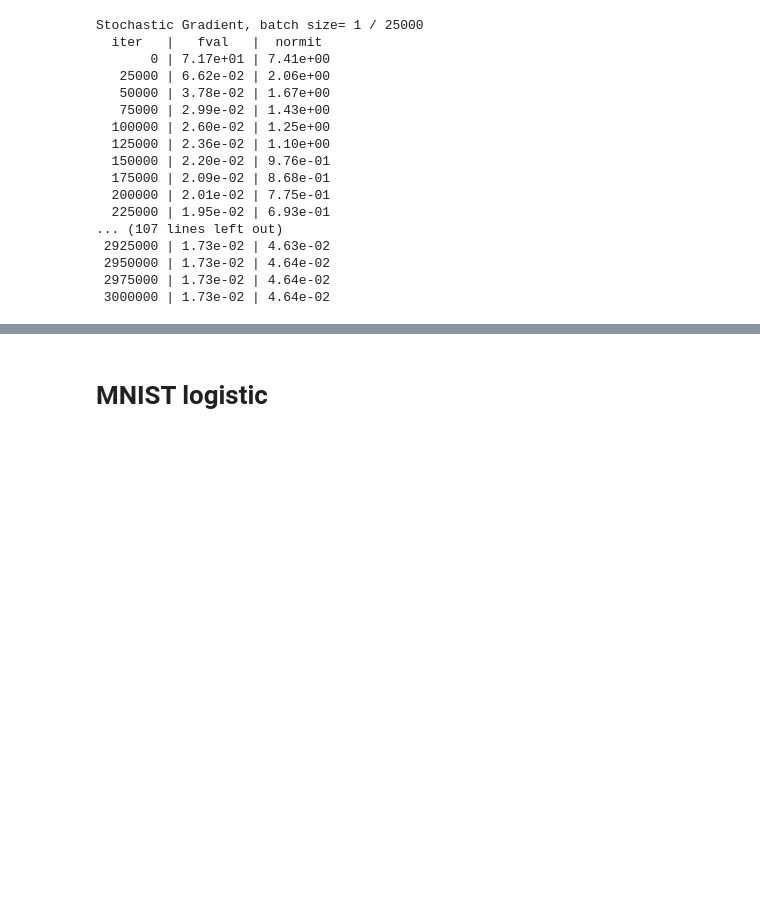
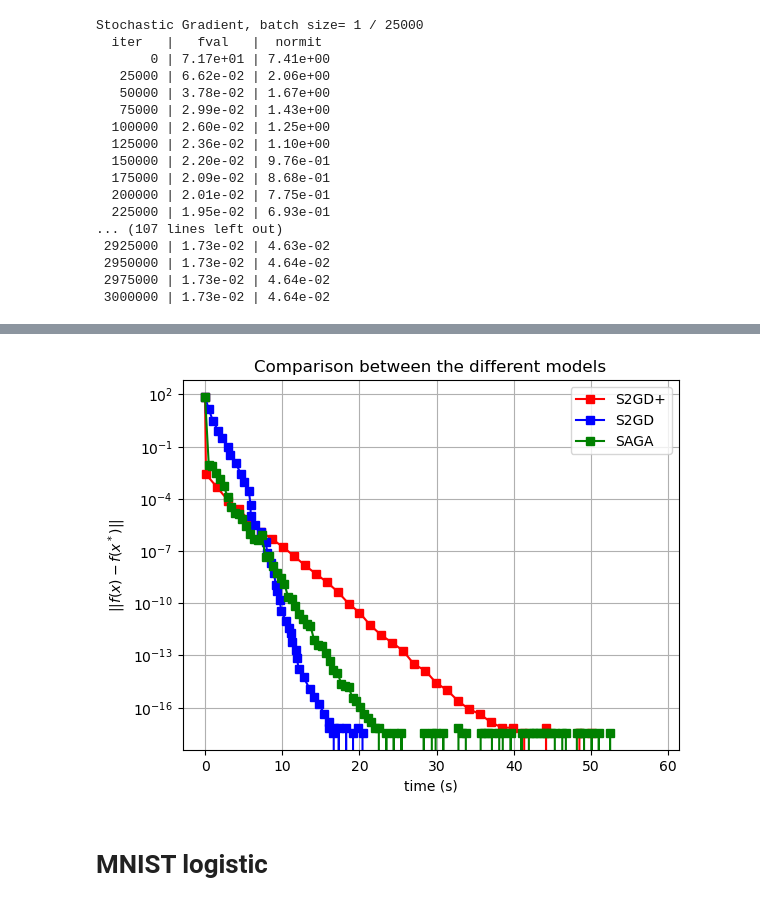
Before and after one commit to Paulcauch/S2GD, a Jupyter notebook: tests.ipynb, the cells around one changed output, grey strips where cells are left out. Cells and saved outputs as stored; diff of their text form; code cells hidden in the pictures; blank space fills up the shorter version.

```diff
--- a/tests.ipynb
+++ b/tests.ipynb
@@ -149,3 +132,11 @@ plot_with_time(list_times, obj_functions, name_of_models)
+# %%
+nb_gradients = [nb_comp_grad_s2gd_plus, nb_comp_grad_s2gd, nb_comp_grad_saga]
+obj_functions = [obj_val_s2gd_plus, obj_val_s2gd, obj_val_saga]
+name_of_models = ['S2GD+','S2GD', 'SAGA']
+list_times = [times3, times2, times4]
+plot_with_time(list_times, obj_functions, name_of_models)
+# %% [output]
+[figure, added]
 # %% [markdown]
 # MNIST logistic
 # %%
```
Also changed, not shown: parts of 25 cells of this notebook.
